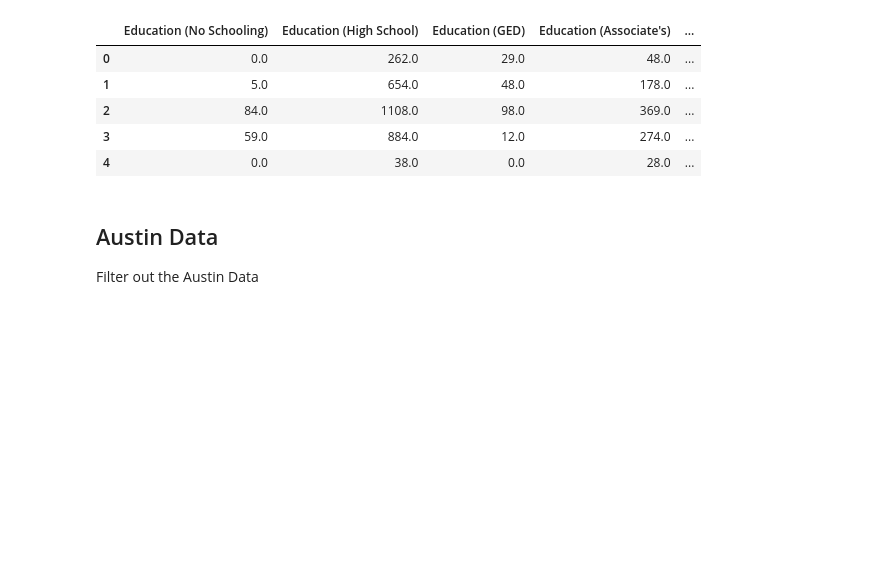
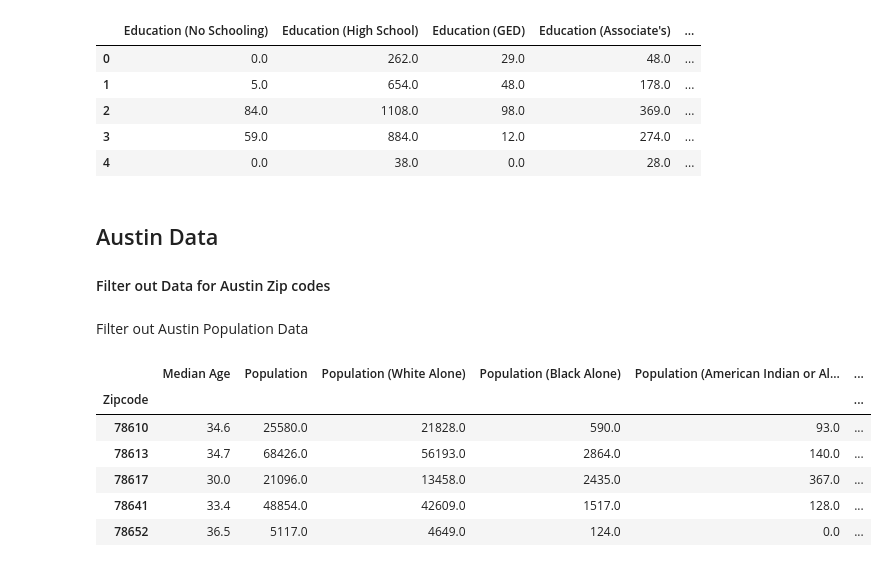
Before and after one commit to travis-tyler/AustinPopulationData, a Jupyter notebook: Rob/US_Census API.ipynb, the cells around one changed output. Drawn from its saved outputs; the diff is of its cells as text; code cells hidden in the pictures; blank space fills up the shorter version.

Commit message:
Added Austin census data for 2013

```diff
--- a/Rob/US_Census API.ipynb
+++ b/Rob/US_Census API.ipynb
@@ -163,4 +153,30 @@ us_education_df.head()
 | 4 | 0.0 | 38.0 | 0.0 | 28.0 | ... |
 # %% [markdown]
 ## Austin Data
-Filter out the Austin Data
+#### Filter out Data for Austin Zip codes
+# %%
+# Create a list of Austin zip codes
+Austin_zip_codes = ["78610", "78613", "78617", "78641", "78652", "78653", "78660", "78664", "78681",
+                    "78701", "78702", "78703", "78704", "78705", "78712", "78717", "78719", "78721",
+                    "78722", "78723", "78724", "78725", "78726", "78727", "78728", "78729", "78730",
+                    "78731", "78732", "78733", "78734", "78735", "78736", "78737", "78738", "78739",
+                    "78741", "78742", "78744", "78745", "78746", "78747", "78748", "78749", "78750",
+                    "78751", "78752", "78753", "78754", "78756", "78757", "78758", "78759"]
+# %% [markdown]
+Filter out Austin Population Data
+# %%
+# Filter out rows where zipcode is in Austin
+Austin_pop = us_pop_df[us_pop_df["Zipcode"].isin(Austin_zip_codes)]
+
+# Set zipcode as index
+Austin_pop = Austin_pop.set_index("Zipcode")
+
+Austin_pop.head()
+# %% [output]
+|  | Median Age | Population | Population (White Alone) | Population (Black Alone) | Population (American Indian or Al... | ... |
+| Zipcode |  |  |  |  |  | ... |
+| 78610 | 34.6 | 25580.0 | 21828.0 | 590.0 | 93.0 | ... |
+| 78613 | 34.7 | 68426.0 | 56193.0 | 2864.0 | 140.0 | ... |
+| 78617 | 30.0 | 21096.0 | 13458.0 | 2435.0 | 367.0 | ... |
+| 78641 | 33.4 | 48854.0 | 42609.0 | 1517.0 | 128.0 | ... |
+| 78652 | 36.5 | 5117.0 | 4649.0 | 124.0 | 0.0 | ... |
```
Also changed, not shown: parts of 15 cells of this notebook, 37 other files.
